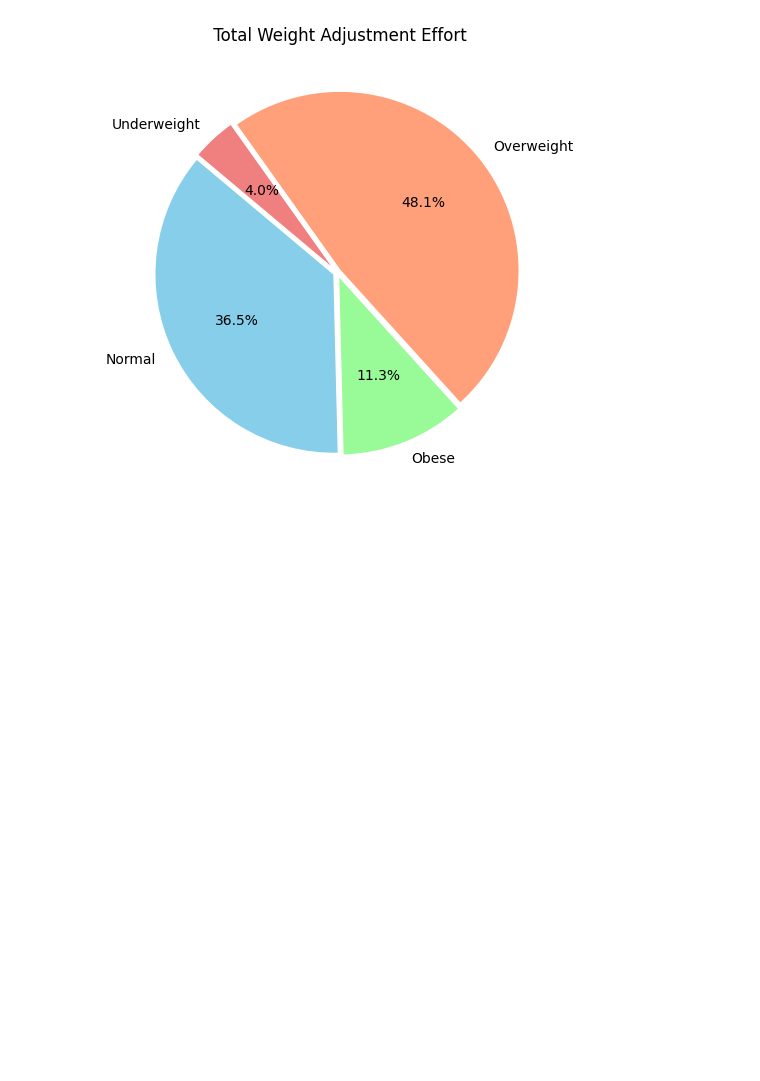
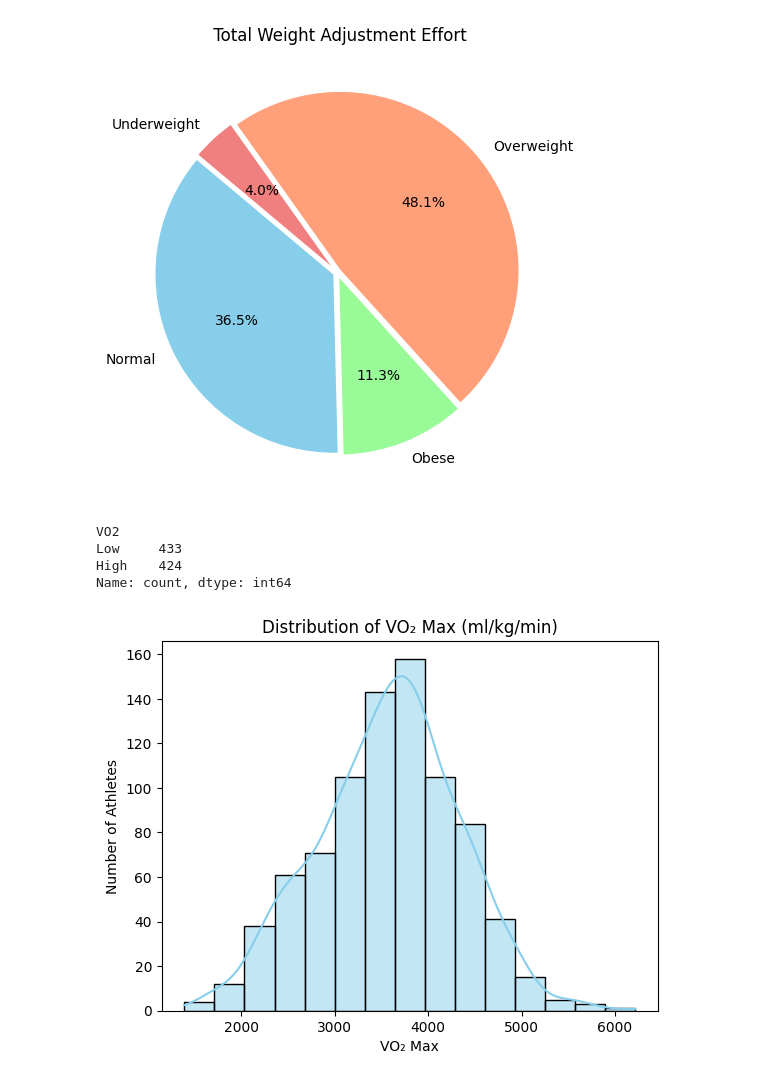
Before and after one commit to Chaithra-Git/Team7_LambdaLegends_PythonHackathon_APRIL25, a Jupyter notebook: Team7_LambdaLegends_AddnlQuestions.ipynb, the cells around one changed output. Saved outputs shown, nothing was run; the diff lists cells and outputs as text; code cells hidden in the pictures; blank space fills up the shorter version.

```diff
--- a/Team7_LambdaLegends_AddnlQuestions.ipynb
+++ b/Team7_LambdaLegends_AddnlQuestions.ipynb
@@ -243,3 +243,29 @@ overweight     3845.65
 underweight     322.89
 Name: weight_diff, dtype: float64
 [figure]
+# %%
+###9.How many athletes are classified as “High” fitness level?
+import pandas as pd
+test_measure = pd.read_csv("test_measure.csv")
+median_vo2 = test_measure.groupby('ID')['VO2'].max().median()
+fitness_levels = test_measure.groupby('ID')['VO2'].max().apply(lambda x: 'High' if x >= median_vo2 else 'Low')
+print(fitness_levels.value_counts())
+# %% [output]
+VO2
+Low     433
+High    424
+Name: count, dtype: int64
+# %%
+#######10.VO₂ Max Distribution
+import seaborn as sns
+import matplotlib.pyplot as plt
+test_measure = pd.read_csv("test_measure.csv")
+vo2_max = test_measure.groupby('ID')['VO2'].max()
+
+sns.histplot(vo2_max, bins=15, kde=True, color='skyblue')
+plt.title('Distribution of VO₂ Max (ml/kg/min)')
+plt.xlabel('VO₂ Max')
+plt.ylabel('Number of Athletes')
+plt.show()
+# %% [output]
+[figure, added]
```
Also changed, not shown: parts of 3 cells of this notebook.
